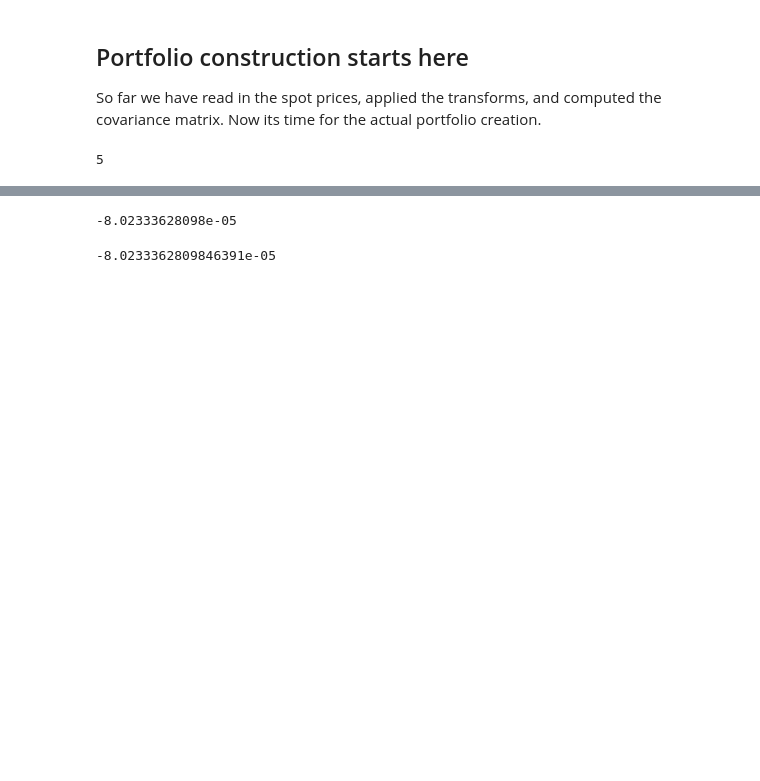
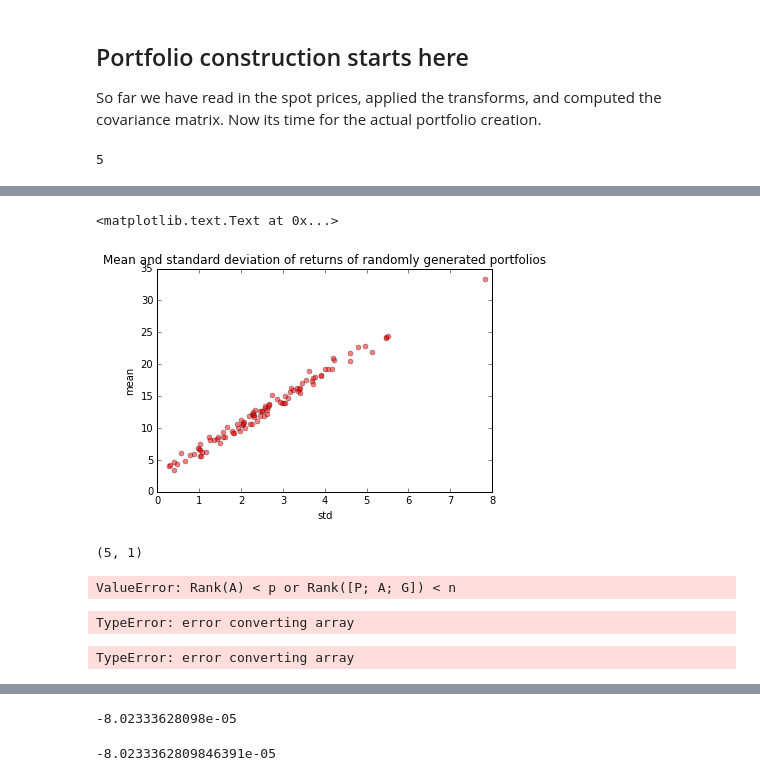
Before and after one commit to prateek-s/spot-price-model, a Jupyter notebook: var-risk.ipynb, the cells around one changed output, grey strips where cells are left out. Saved outputs shown, nothing was run; the diff lists cells and outputs as text; code cells hidden in the pictures; blank space fills up the shorter version.

Commit message:
start portfolio construction

```diff
--- a/var-risk.ipynb
+++ b/var-risk.ipynb
@@ -153,8 +153,10 @@ def bid_transform(d):
     maxprice = 10*ondem_price
     bid = ondem_price
     spot_prices[spot_prices >= bid] = maxprice #Amplify the price spike
-    spot_prices = spot_prices -(10*ondem_price) #Price => Profits transformation
+    spot_prices = (10*ondem_price) - spot_prices  #Price => Profits transformation
     #Not sure we want to normalize this to the on-demand price? Hmm...
+    #Normalizing by 10*on-demand price yields returns which are monotonically *DECREASING* with risk
+    #We want increasing returns with increasing risk, so turn off the normalization
     return spot_prices
 # %%
 prices = get_prices_only(data[0])
@@ -215,0 +232,17 @@ print rand_weights(num_mkts)
+# %%
+def eval_portfolio(dt):
+    p = np.asmatrix(np.mean(dt,axis=1))
+    w = np.asmatrix(rand_weights(dt.shape[0]))
+    C = np.asmatrix(np.cov(dt))
+
+    mu = w * p.T
+    sigma = np.sqrt(w * C * w.T)
+    print mu, sigma
+
+    return mu, sigma
+# %%
+n_portfolios = 100
+means, stds = np.column_stack([
+    eval_portfolio(dt)
+    for _ in xrange(n_portfolios)
+])
@@ -215,0 +267,8 @@ print rand_weights(num_mkts)
+# %%
+plt.plot(stds, means, 'o', markersize=5, color='r', alpha=0.5)
+plt.xlabel('std')
+plt.ylabel('mean')
+plt.title('Mean and standard deviation of returns of randomly generated portfolios')
+# %% [output]
+<matplotlib.text.Text at 0x...>
+[figure, added]
@@ -216,3 +306,21 @@ print rand_weights(num_mkts)
+# %%
+p = opt.matrix(np.mean(dt, axis=1))
+print p.size
+optimal_portfolio(dt,  opt.matrix(np.mean(dt, axis=1)))
+# %% [output]
+(5, 1)
+ValueError: Rank(A) < p or Rank([P; A; G]) < n
+# %%
+weights, returns, risks = optimal_portfolio(dt)
+# %% [output]
+TypeError: error converting array
+# %%
+plt.plot(stds, means, 'o')
+plt.ylabel('mean')
+plt.xlabel('std')
+plt.plot(risks, returns, 'y-o')
+# %% [output]
+TypeError: error converting array
 # %%
 def my_covariance(x,y):
     """
```
Also changed, not shown: parts of 9 cells of this notebook.
